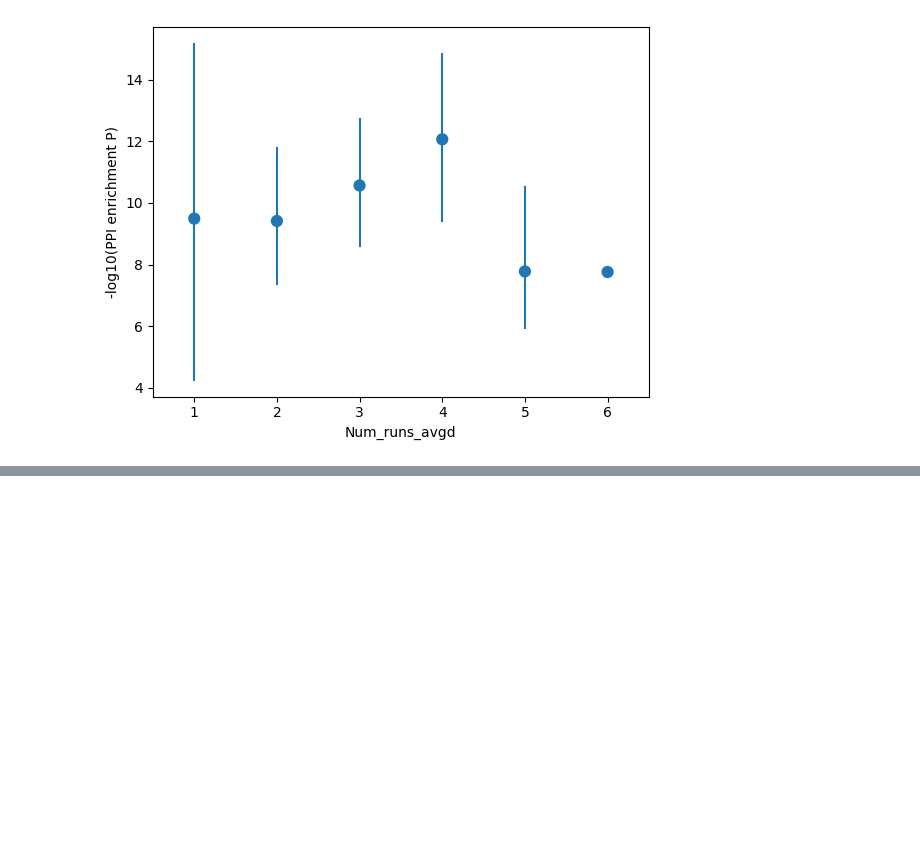
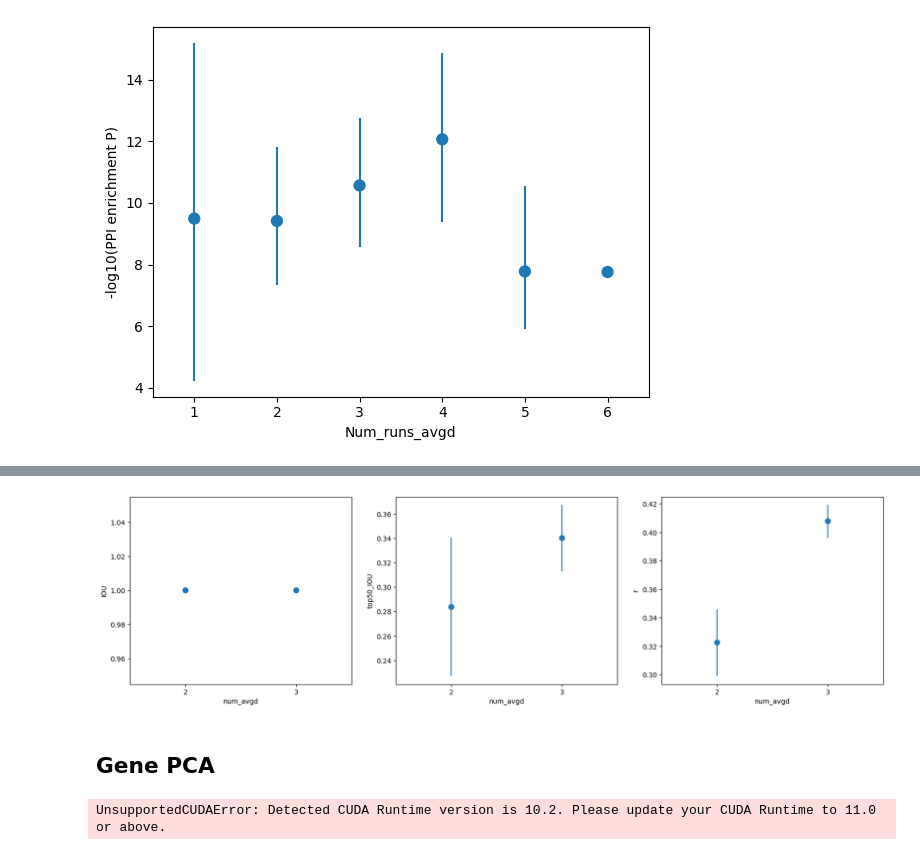
Before and after one commit to titoghose/GWANN, a Jupyter notebook: Code_AD/sensitivity_plots.ipynb, the cells around one changed output, grey strips where cells are left out. Cells and saved outputs as stored; diff of their text form; code cells hidden in the pictures; blank space fills up the shorter version.

```diff
--- a/Code_AD/sensitivity_plots.ipynb
+++ b/Code_AD/sensitivity_plots.ipynb
@@ -1119,0 +1201,10 @@ sns.pointplot(data=string_enrichment, x='Num_runs_avgd', y='-log10(PPI enrichmen
+# %%
+fig, axes = plt.subplots(1, 3, figsize=(20, 5), sharey=False)
+axes = axes.flatten()
+for ax, c in zip(axes, ['IOU', 'top50_IOU', 'r']):
+    sns.pointplot(data=plot_df, x='num_avgd', y=c,
+                  errorbar='sd', join=False, ax=ax, errwidth=1.5)
+# %% [output]
+[figure, added]
+# %% [markdown]
+## Gene PCA
@@ -1119,0 +1266,12 @@ sns.pointplot(data=string_enrichment, x='Num_runs_avgd', y='-log10(PPI enrichmen
+# %%
+import cudf
+from cuml.decomposition import PCA
+
+df = cudf.DataFrame(np.random.rand(10000, 10000))
+
+# Fit PCA using cuML
+pca = PCA(n_components=10)
+pca.fit(df)
+pca
+# %% [output]
+UnsupportedCUDAError: Detected CUDA Runtime version is 10.2. Please update your CUDA Runtime to 11.0 or above.
```
Also changed, not shown: parts of 7 cells of this notebook, 3 other files.
